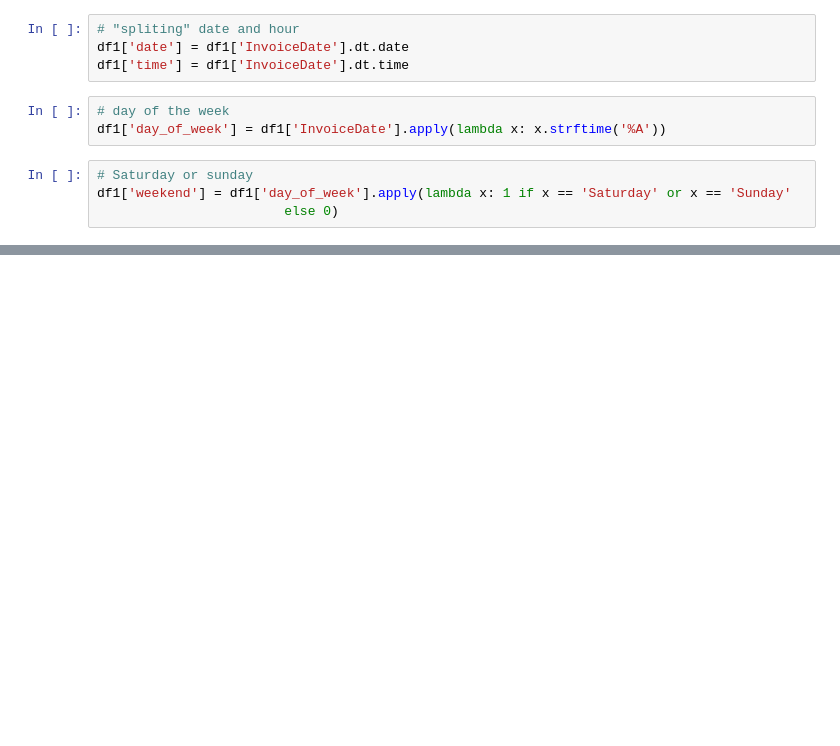
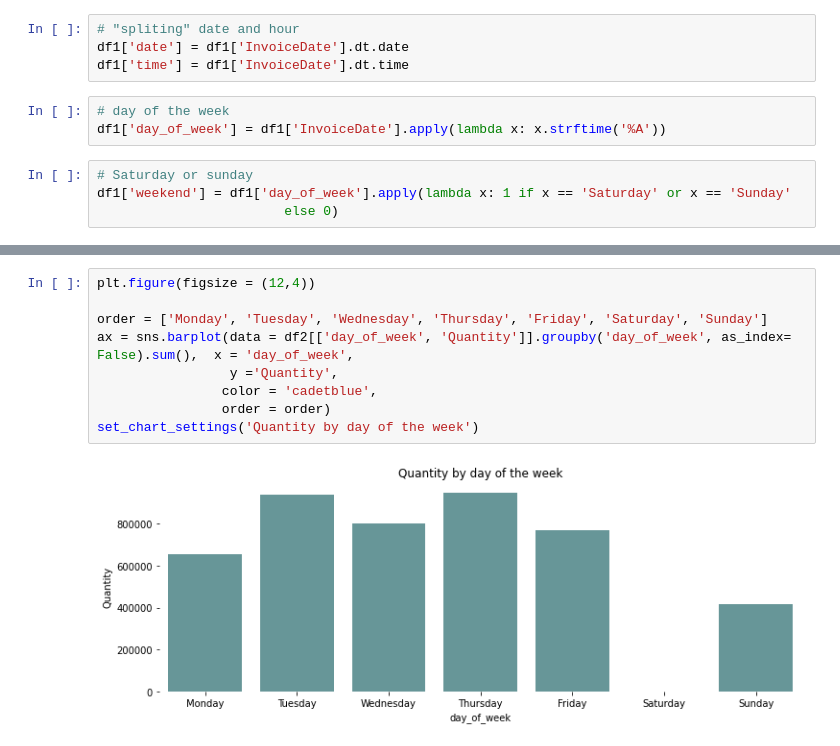
Before and after one commit to daianeklein/customer-segmentation, a Jupyter notebook: customer-segmentation.ipynb, the cells around one changed output, grey strips where cells are left out. Drawn from its saved outputs; the diff is of its cells as text; blank space fills up the shorter version.

```diff
--- a/customer-segmentation.ipynb
+++ b/customer-segmentation.ipynb
@@ -179,0 +358,11 @@ print(df1['time'].min(), df1['time'].max())
+# %%
+plt.figure(figsize = (12,4))
+
+order = ['Monday', 'Tuesday', 'Wednesday', 'Thursday', 'Friday', 'Saturday', 'Sunday']
+ax = sns.barplot(data = df2[['day_of_week', 'Quantity']].groupby('day_of_week', as_index= False).sum(),  x = 'day_of_week',
+                 y ='Quantity',
+                color = 'cadetblue',
+                order = order)
+set_chart_settings('Quantity by day of the week')
+# %% [output]
+[figure, added]
```
Also changed, not shown: parts of 30 cells of this notebook.
